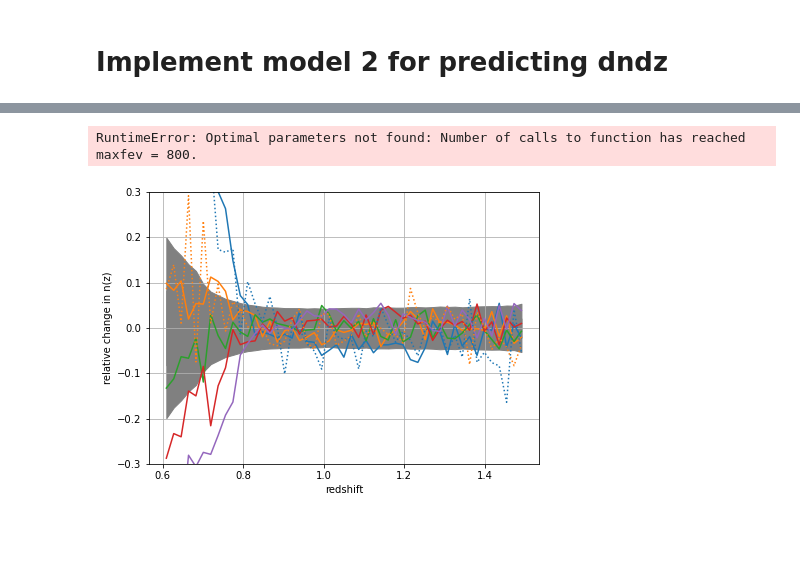
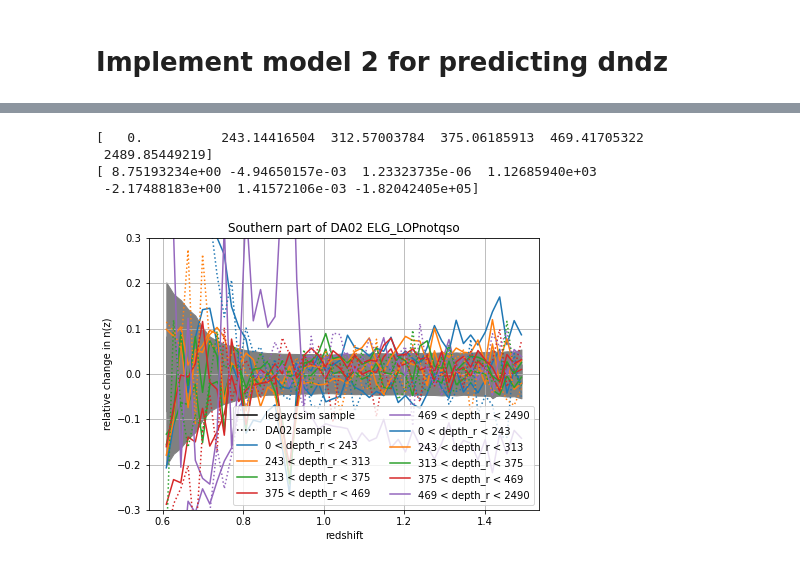
Before and after one commit to AlbertoRosado1/legacysim_runs, a Jupyter notebook: DA02/fitting_dndz.ipynb, the cells around one changed output, grey strips where cells are left out. Drawn from its saved outputs; the diff is of its cells as text; code cells hidden in the pictures; blank space fills up the shorter version.

Commit message:
ELG_dndz class

```diff
--- a/DA02/fitting_dndz.ipynb
+++ b/DA02/fitting_dndz.ipynb
@@ -605,6 +791,6 @@ plt.legend()
 # %% [markdown]
 # Implement model 2 for predicting dndz
 # %%
-def objective2(X, a, b, c):
+def objective2(X, a, b, c, d, e, f, g):
     x1, x2 = X
-    return (x2 + a) * np.exp(-b*x1) + c
+    return  (b * np.exp(-a*x1) + c) * (d*x2 + e*x2**2 + f*x2**3 + g)
@@ -688,47 +855,72 @@ def plot_dndz_variations_test2(ax, z, depth, samples, weights=None, zbins=np.lin
+# %%
+plot_dir = 'plots'
+
+run = 'south'
+region = run[0].upper()
+base_dir = '/global/cfs/cdirs/desi/survey/catalogs/DA02/LSS/guadalupe/LSScats/2/'
+
+test_dir = '/global/cscratch1/sd/arosado/legacysim_fitting'
+legacysim_data, h = ft.read(f'{test_dir}/legacysim_data_{run}.fits', header=True)
+data = ft.read(f'{test_dir}/data_{run}.fits')
+
+bins =51
 # %%
 for prefix in ['ELG_LOPnotqso']:#,'ELG']:
     for column, name in [('GALDEPTH_R', 'depth_r')]:#, ('GALDEPTH_G', 'depth_g'), ('EBV', 'ebv')][:-1]:
         z = legacysim_data['INPUT_HSC_MIZUKI_PHOTOZ_BEST']
         depth = legacysim_data[column]
         quantiles = np.quantile(depth, q=np.linspace(0., 1., 6))
+        print(quantiles)
         #print(quantiles)
         labels = ['{:.0f} < {} < {:.0f}'.format(low, name, high) for low, high in zip(quantiles[:-1], quantiles[1:])]
         #print(labels)
         samples = np.clip(np.digitize(depth, quantiles) - 1, 0, len(quantiles) - 1)
 
         ax = plt.gca()
         fig = plt.gcf()
         fig.set_size_inches(7, 5)
         ax.plot([], [], linestyle='-', color='k', label='legaycsim sample')
         ax.plot([], [], linestyle=':', color='k', label='DA02 sample')
-        z_binned, depth_binned, dndz_binned1, pred_binned1 = plot_dndz_variations_test2(ax, z, depth, samples, zbins=np.linspace(0.6, 1.5, bins), linestyle='-', labels=labels)
+        z_binned1, depth_binned1, dndz_binned1, pred_binned1, yerr1 = plot_dndz_variations_test2(ax, z, depth, samples, zbins=np.linspace(0.6, 1.5, bins), linestyle='-', labels=labels)
 
-        # implement model 4 for fit
-        #popt, _ = curve_fit(objective4, (z_binned,depth_binned), dndz_binned)
-        #pred1 = objective4((z_binned, depth_binned), *popt)
+        #ax.set_title('Southern part of DA02 {}'.format(prefix))
+        #ax.legend(loc=4, ncol=2)
+        #plt.show()
+
+        # implement model 2 for fit
+        popt, _ = curve_fit(objective2, (z_binned1,depth_binned1), dndz_binned1)
+        print(popt)
+        pred = objective2((z, depth), *popt)
+        pred_weight = 1/abs(pred+1)
+        z_binned1w, depth_binned1w, dndz_binned1w, pred_binned1w, yerr1w = plot_dndz_variations_test2(ax, z, depth, samples, zbins=np.linspace(0.6, 1.5, bins), linestyle='-', weights=pred_weight, labels=labels)
         #
 
         data_full = data
         data_clustering = Catalogue.load(os.path.join(base_dir, '{}zdone_clustering.dat.fits'.format(prefix)))
         ind1, ind2 = utils.overlap(data_clustering['TARGETID'], data_full['TARGETID'])
         data_clustering = data_clustering[ind1]
         z = data_clustering['Z']
         weights = data_clustering['WEIGHT_COMP']
         depth = data_full[column][ind2]
         samples = np.clip(np.digitize(depth, quantiles) - 1, 0, len(quantiles) - 1)
-        z_binned, depth_binned, dndz_binned2, pred_binned2 = plot_dndz_variations_test2(ax, z, depth, samples, zbins=np.linspace(0.6, 1.5, bins), weights=weights, linestyle=':')
+        z_binned2, depth_binned2, dndz_binned2, pred_binned2, yerr2 = plot_dndz_variations_test2(ax, z, depth, samples, zbins=np.linspace(0.6, 1.5, bins), weights=weights, linestyle=':')
+        #z_binned3, depth_binned3, dndz_binned3, pred_binned3, yerr3 = plot_dndz_variations_test2(ax, z, depth, samples, zbins=np.linspace(0.6, 1.5, bins), weights=None, linestyle=':')
 
-        # implement model 4 for fit
-        #popt, _ = curve_fit(objective4, (z_binned,depth_binned), dndz_binned)
-        #pred2 = objective4((z_binned, depth_binned), *popt)
+        # implement model 2 for fit
+        #popt, _ = curve_fit(objective2, (z_binned2,depth_binned2), dndz_binned2)
+        #print(popt)
+        #pred_binned2 = objective2((z_binned2, depth_binned2), *popt)
         #
 
         ax.set_title('Southern part of DA02 {}'.format(prefix))
 
         ax.legend(loc=4, ncol=2)
         filename = os.path.join(plot_dir, 'dndz_{}_{}_{}.png'.format(prefix, run, name))
         #fig.savefig(filename, bbox_inches='tight', pad_inches=0.1, dpi=200)
         plt.show()
 # %% [output]
-RuntimeError: Optimal parameters not found: Number of calls to function has reached maxfev = 800.
+[   0.          243.14416504  312.57003784  375.06185913  469.41705322
+ 2489.85449219]
+[ 8.75193234e+00 -4.94650157e-03  1.23323735e-06  1.12685940e+03
+ -2.17488183e+00  1.41572106e-03 -1.82042405e+05]
-[figure, old version]
+[figure, new version]
```
Also changed, not shown: parts of 17 cells of this notebook.
